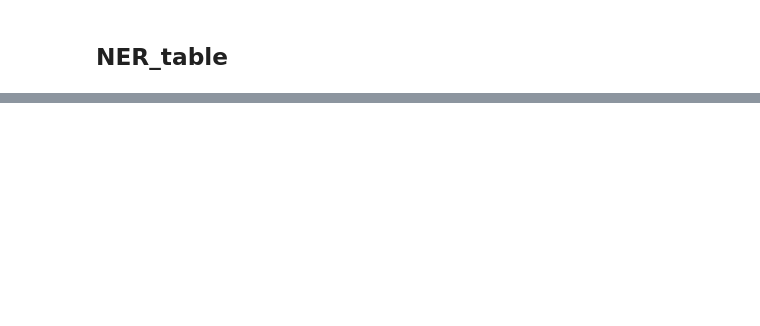
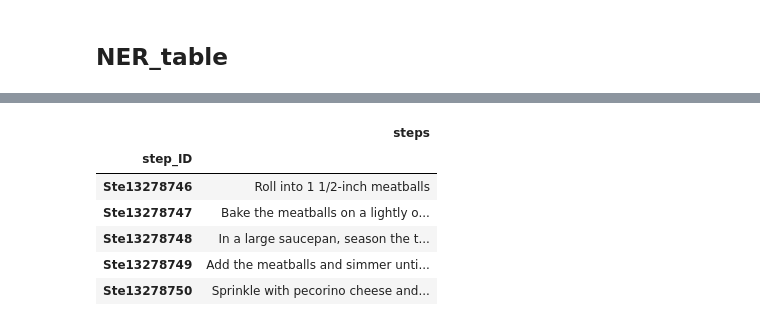
Before and after one commit to BehzadBarati/Ingredient-Maps, a Jupyter notebook: Food_Recipes_RecipeNLG.ipynb, the cells around one changed output, grey strips where cells are left out. Cells and saved outputs as stored; diff of their text form; code cells hidden in the pictures; blank space fills up the shorter version.

```diff
--- a/Food_Recipes_RecipeNLG.ipynb
+++ b/Food_Recipes_RecipeNLG.ipynb
@@ -240,0 +332,14 @@ len(NER_table)
+# %%
+# create step_table and add step_ID column
+
+step_table = pd.DataFrame(recipe_table['steps'].explode().unique(), columns=['steps'])
+step_table['step_ID'] =  ['Ste'+str(i) for i in range(len(step_table['steps']))]
+# %%
+# set index to steps and make conv dictionary out of step_table
+# by help of conv dictionary, we replace names in recipe_table['steps'] with IDs
+
+step_table.set_index(['steps'], inplace=True)
+conv = step_table.to_dict('dict')
+# %%
+recipe_table['steps'] = recipe_table['steps'].apply(lambda row: [conv['step_ID'][v] for v in row if conv['step_ID'].get(v)])
+step_table = step_table.reset_index().set_index('step_ID')
@@ -241 +355,11 @@ len(NER_table)
+# %%
+step_table.tail()
+# %% [output]
+|  | steps |
+| step_ID |  |
+| Ste13278746 | Roll into 1 1/2-inch meatballs |
+| Ste13278747 | Bake the meatballs on a lightly o... |
+| Ste13278748 | In a large saucepan, season the t... |
+| Ste13278749 | Add the meatballs and simmer unti... |
+| Ste13278750 | Sprinkle with pecorino cheese and... |
 # %%
```
Also changed, not shown: parts of 42 cells of this notebook.
